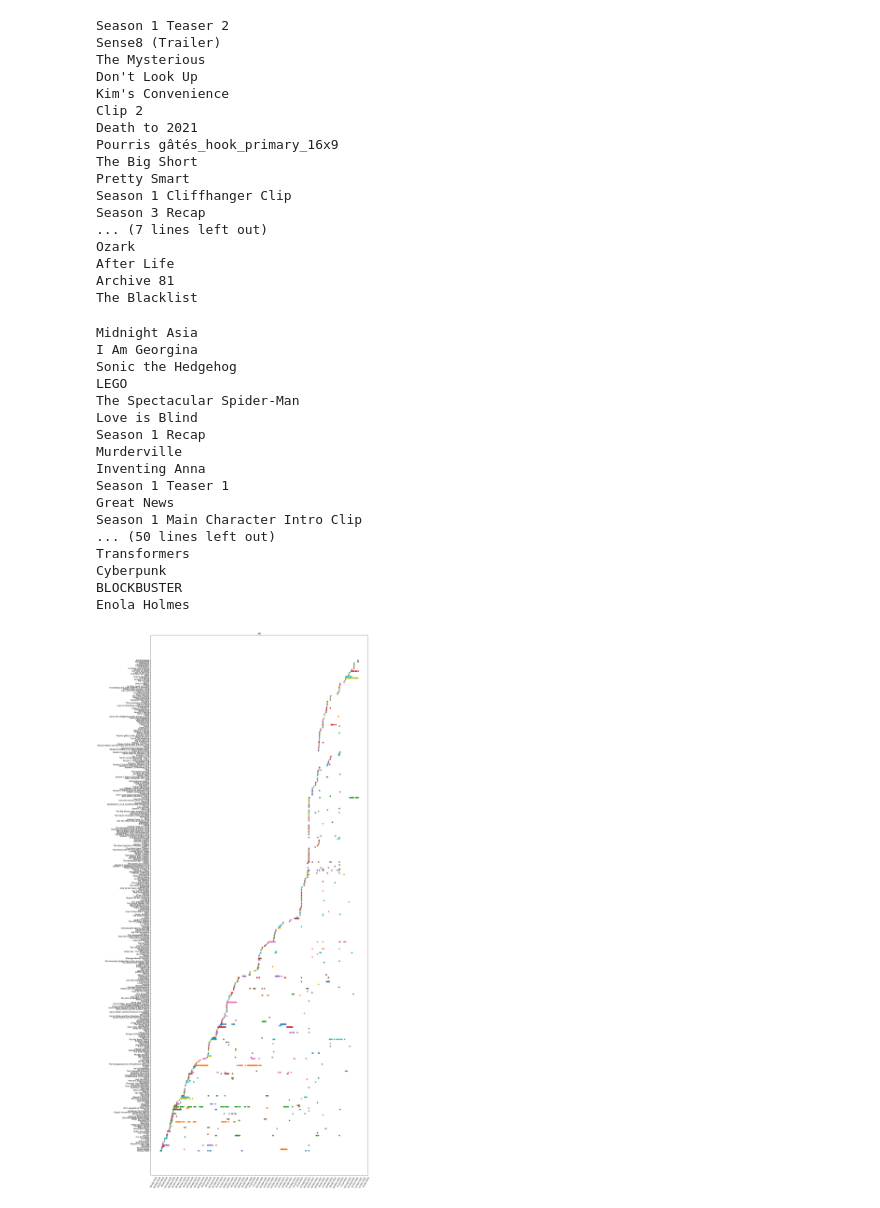
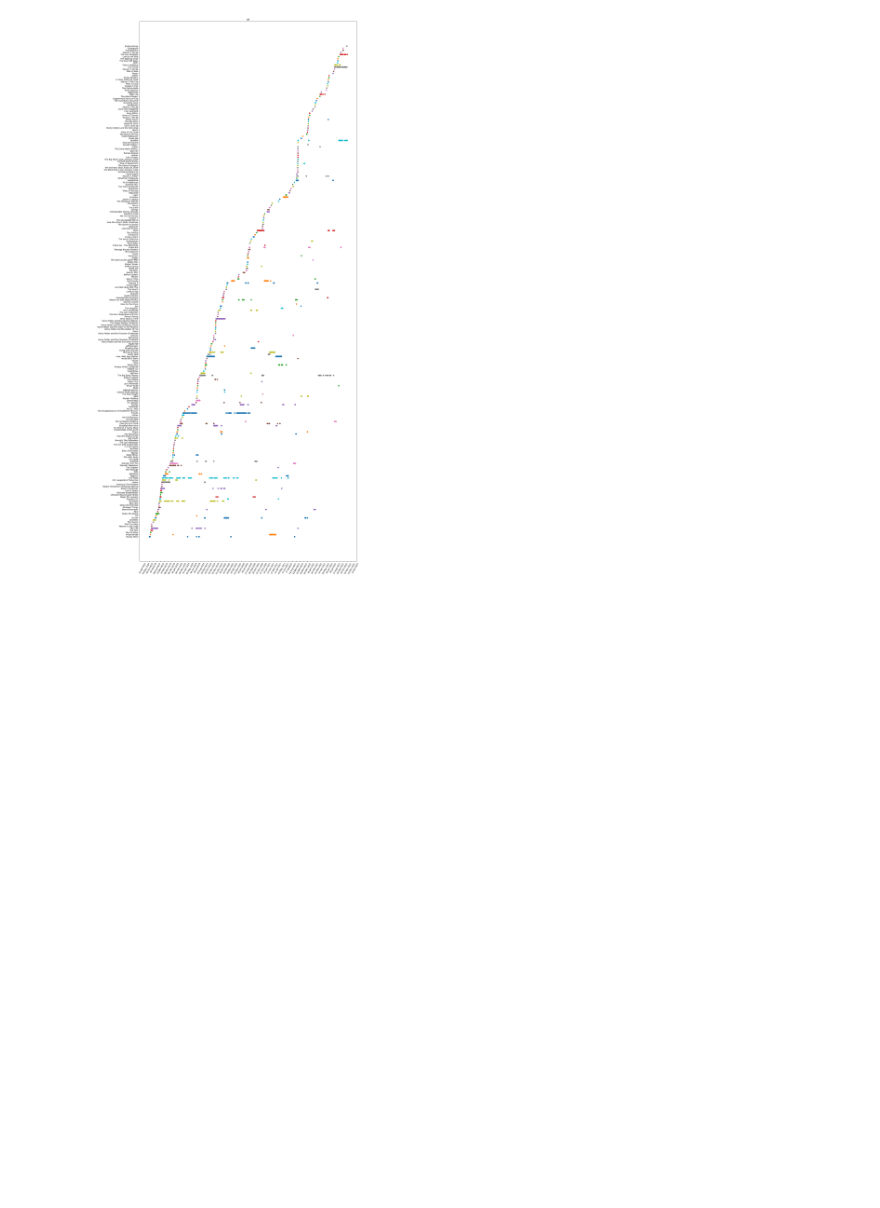
Before and after one commit to tiagoalmeida25/data-visualization, a Jupyter notebook: view_history.ipynb, the cells around one changed output. Drawn from its saved outputs; the diff is of its cells as text; code cells hidden in the pictures; blank space fills up the shorter version.

```diff
--- a/view_history.ipynb
+++ b/view_history.ipynb
@@ -12,11 +13,29 @@ def make_delta(entry):
 # %%
 df_original = pd.read_csv('ViewingActivity.csv',index_col=False)
 df_original = df_original.sort_values(by='Start Time')
-df_original[['Duration']] = df_original[['Duration']].applymap(lambda entry: make_delta(entry))
+# df_original[['Hours','Minutes','Seconds']] = df_original[['Duration']].applymap(lambda entry: make_delta(entry))
+df_original[['Hours','Minutes','Seconds']] = df_original['Duration'].str.split(':',n=2,expand=True)
+df_original['Hours'] = pd.to_numeric(df_original['Hours'])
+df_original['Minutes'] = pd.to_numeric(df_original['Minutes'])
+df_original['Seconds'] = pd.to_numeric(df_original['Seconds'])
 df = df_original.copy()
 df.drop(['Attributes', 'Supplemental Video Type', 'Device Type','Country', 'Bookmark', 'Latest Bookmark'],axis=1,inplace=True)
 # %%
 df_tiago = df[df['Profile Name']=='Tiago'].copy()
 df_tiago.drop(['Profile Name'],axis=1,inplace=True)
+
+print(len(df_tiago))
+
+drop_list = list()
+drop_list.append(df_tiago[((df_tiago['Minutes'] < 1) & (df_tiago['Hours'] < 1))].index)
+
+for i in drop_list:
+    df_tiago.drop(i,inplace=True)
+
+print(len(df_tiago))
+
 df_tiago[['Date','Time']] = df_tiago['Start Time'].str.split(' ',n=1,expand=True)
 df_tiago[['Show','Season','Episode']] = df_tiago['Title'].str.split(':',n=2,expand=True)
+df_tiago['Episode'] = df_tiago['Episode'] .replace([None], '')
+df_tiago['Season'] = df_tiago['Season'] .replace([None], '')
+df_tiago['Time'] = df_tiago['Time'] .replace([None], '')
@@ -127,10 +162,7 @@ print(Counter(df_tiago['Show']).most_common())
 # plt.ylabel('Nº Episódios')
 # plt.plot(pd.to_datetime(values[:,0]), vY)
 # %%
-title = 'Big Bang'
-
-df_tiago['Season'] = df_tiago['Season'] .replace([None], '')
-df_tiago['Episode'] = df_tiago['Episode'] .replace([None], '')
+title = 'Seinfeld'
 
 show = df_tiago[df_tiago['Show'].str.contains(title)].copy()
 time = pd.to_datetime(show['Date'].copy())
@@ -180,8 +213,4 @@ Minutos: 7564
 # %%
-df_tiago['Season'] = df_tiago['Season'] .replace([None], '')
-df_tiago['Episode'] = df_tiago['Episode'] .replace([None], '')
-df_tiago['Show'] = df_tiago['Show'] .replace([None], '')
-
 shows = list()
 for s in df_tiago['Show']:
     if s != '':
@@ -193,7 +222,6 @@ plt.figure(figsize=(20,50))
 plt.title('All')
 
 for each in shows:
-    print(each)
     try:
         show = df_tiago[df_tiago['Show'].str.contains(each)].copy()
         time = pd.to_datetime(show['Date'].copy())
@@ -302,35 +240 @@ The Dirt (Trailer)
-Season 1 Teaser 2
-Sense8 (Trailer)
-The Mysterious
-Don't Look Up
-Kim's Convenience
-Clip 2
-Death to 2021
-Pourris gâtés_hook_primary_16x9
-The Big Short
-Pretty Smart
-Season 1 Cliffhanger Clip
-Season 3 Recap
-... (7 lines left out)
-Ozark
-After Life
-Archive 81
-The Blacklist
-Midnight Asia
-I Am Georgina
-Sonic the Hedgehog
-LEGO
-The Spectacular Spider-Man
-Love is Blind
-Season 1 Recap
-Murderville
-Inventing Anna
-Season 1 Teaser 1
-Great News
-Season 1 Main Character Intro Clip
-... (50 lines left out)
-Transformers
-Cyberpunk
-BLOCKBUSTER
-Enola Holmes
-[figure, old version]
+[figure, new version]
```
Also changed, not shown: parts of 11 cells of this notebook, 1 other file.
